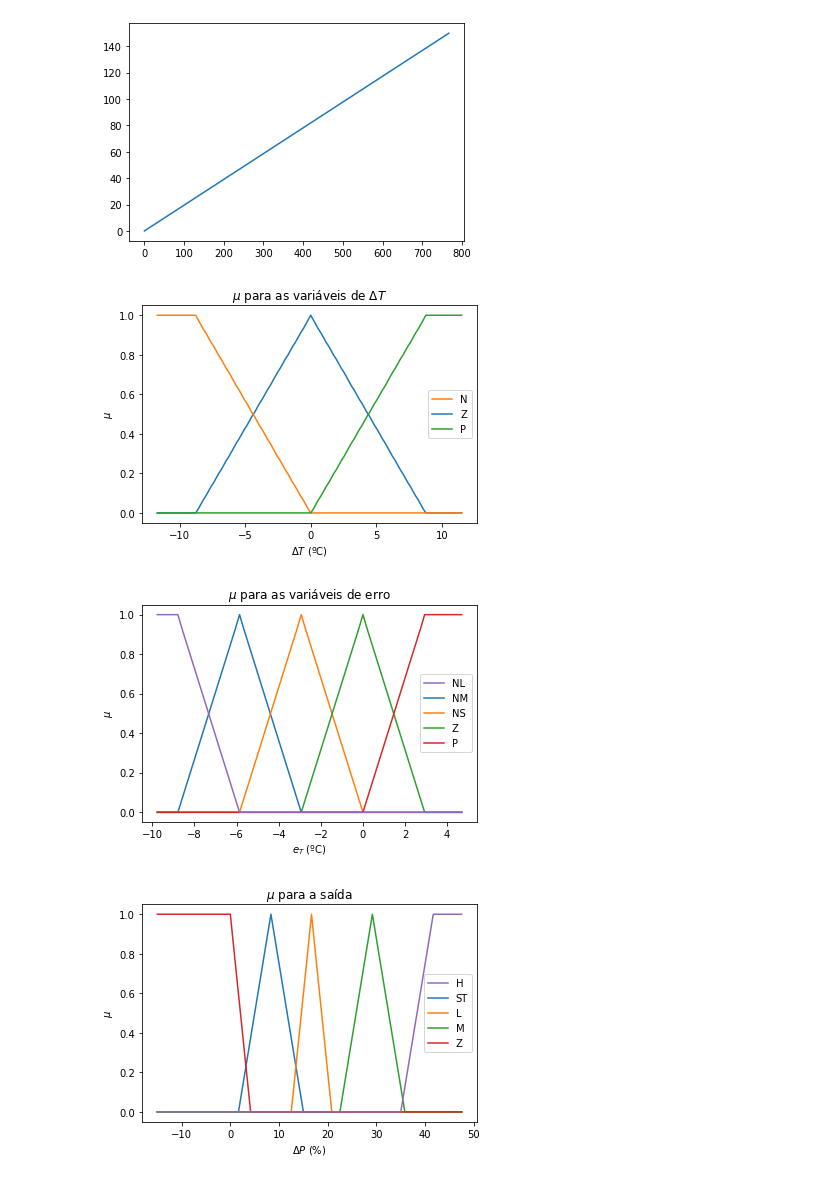
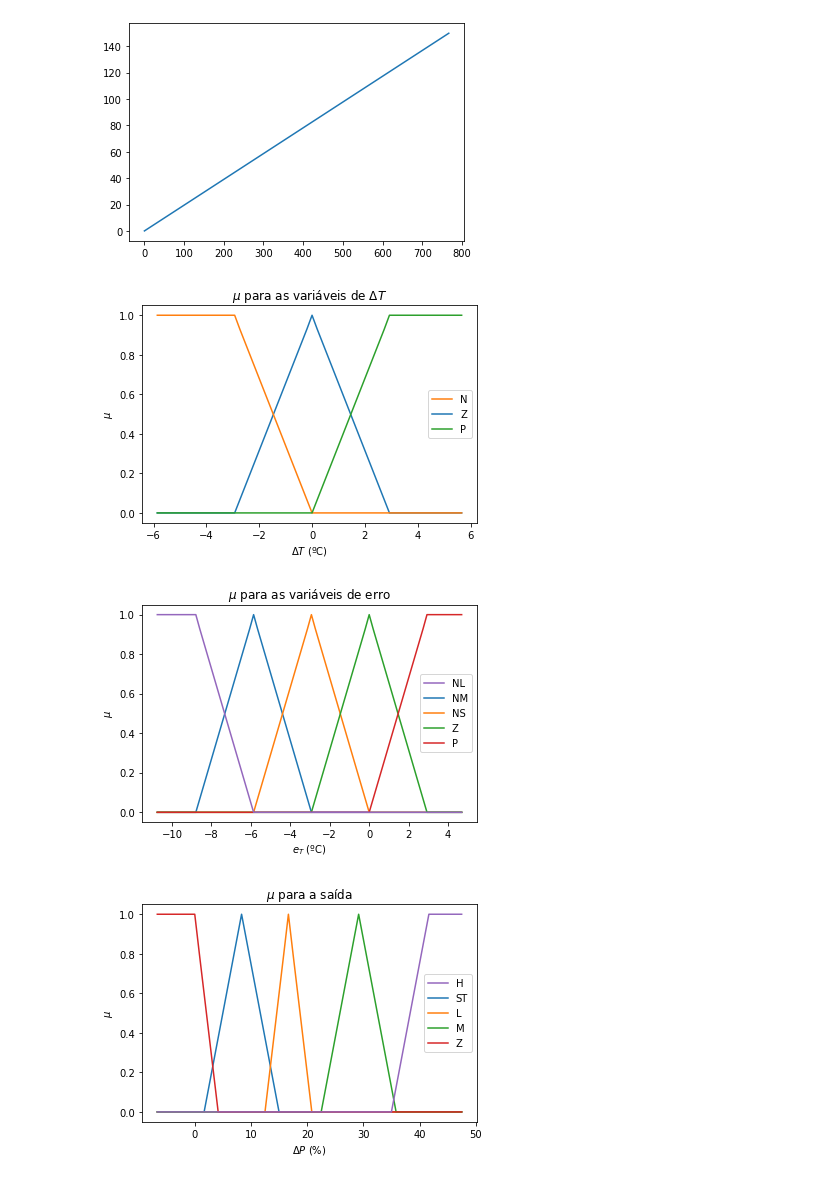
Before and after one commit to Guilherme32/controle-forno-LITel, a Jupyter notebook: imgs/fuzzy_membership_plots.ipynb, the cells around one changed output. Saved outputs shown, nothing was run; the diff lists cells and outputs as text; code cells hidden in the pictures.

```diff
--- a/imgs/fuzzy_membership_plots.ipynb
+++ b/imgs/fuzzy_membership_plots.ipynb
@@ -32,12 +32,12 @@ plt.plot(readings, temps)
 [<matplotlib.lines.Line2D at 0x...>]
 [figure]
 # %%
-readings = np.array(range(-60, 60))
+readings = np.array(range(-30, 30))
 temps = np.array([reading_to_temp(reading) for reading in readings])
 
-delta_temp_vars = {"Z": (0, 45, 0),
-                  "N": (-45, 45, -1),
-                  "P": (45, 45, 1)}
+delta_temp_vars = {"Z": (0, 15, 0),
+                  "N": (-15, 15, -1),
+                  "P": (15, 15, 1)}
 
 plt.title("$\mu$ para as variáveis de $\Delta T$")
 plt.xlabel("$\Delta T$ (ºC)")
@@ -56,9 +56,9 @@ plt.legend([handles[idx] for idx in order],[labels[idx] for idx in order])
 
 plt.savefig("deltaT.svg", facecolor="white")
 # %% [output]
-[figure, old version]
+[figure, new version]
 # %%
-readings = np.array(range(-50, 25))
+readings = np.array(range(-55, 25))
 temps = np.array([reading_to_temp(reading) for reading in readings])
 
 delta_temp_vars = {"NM": (-30, 15, 0),
@@ -84,32 +84,32 @@ plt.legend([handles[idx] for idx in order],[labels[idx] for idx in order])
 
 plt.savefig("erro.svg", facecolor="white")
 # %% [output]
-[figure, old version]
+[figure, new version]
 # %%
-raw_values = np.array(range(-18, 58))
+raw_values = np.array(range(-8, 58))
 percentages = raw_values/1.2
 
 delta_temp_vars = {"ST": (10, 8, 0),
                   "L": (20, 5, 0),
                   "M": (35, 8, 0),
                   "Z": (0, 5, -1),
                   "H": (50, 8, 1),}
 
 plt.title("$\mu$ para a saída")
 plt.xlabel("$\Delta P$ (%)")
 plt.ylabel("$\mu$")
 
 for var_name, var_info in delta_temp_vars.items():
     plt.plot(percentages,
              np.array([fuzzify_triangular(raw_value, *var_info) for raw_value in raw_values])/256,
             label=var_name)
 
 
 # https://stackoverflow.com/questions/22263807/how-is-order-of-items-in-matplotlib-legend-determined
 handles, labels = plt.gca().get_legend_handles_labels()
 order = [4, 0, 1, 2, 3]
 plt.legend([handles[idx] for idx in order],[labels[idx] for idx in order])
 
 plt.savefig("saida.svg", facecolor="white")
 # %% [output]
-[figure, old version]
+[figure, new version]
```
